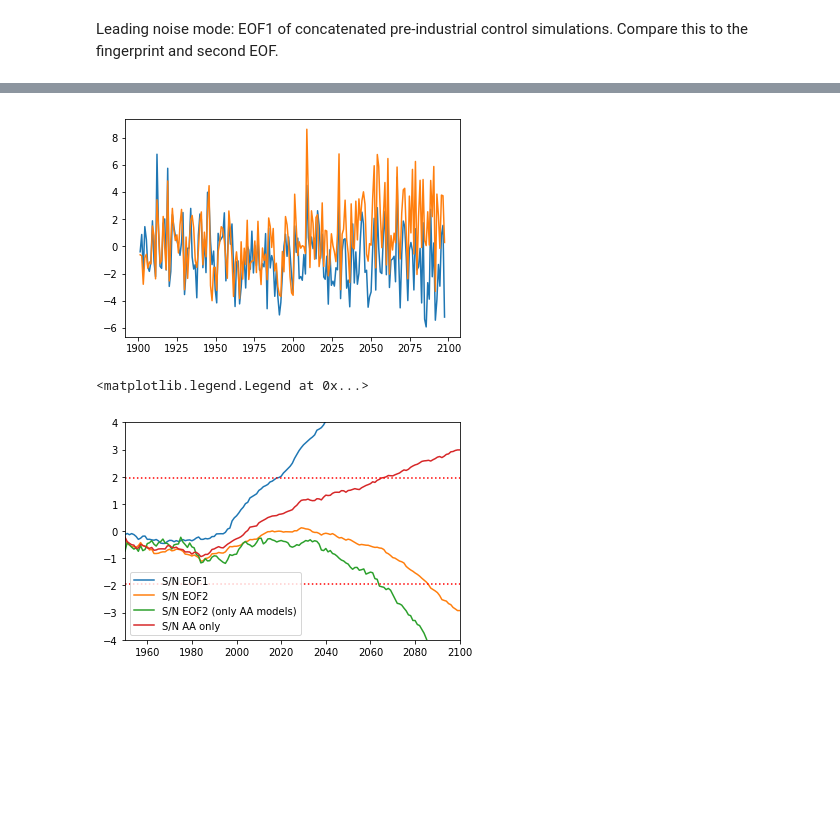
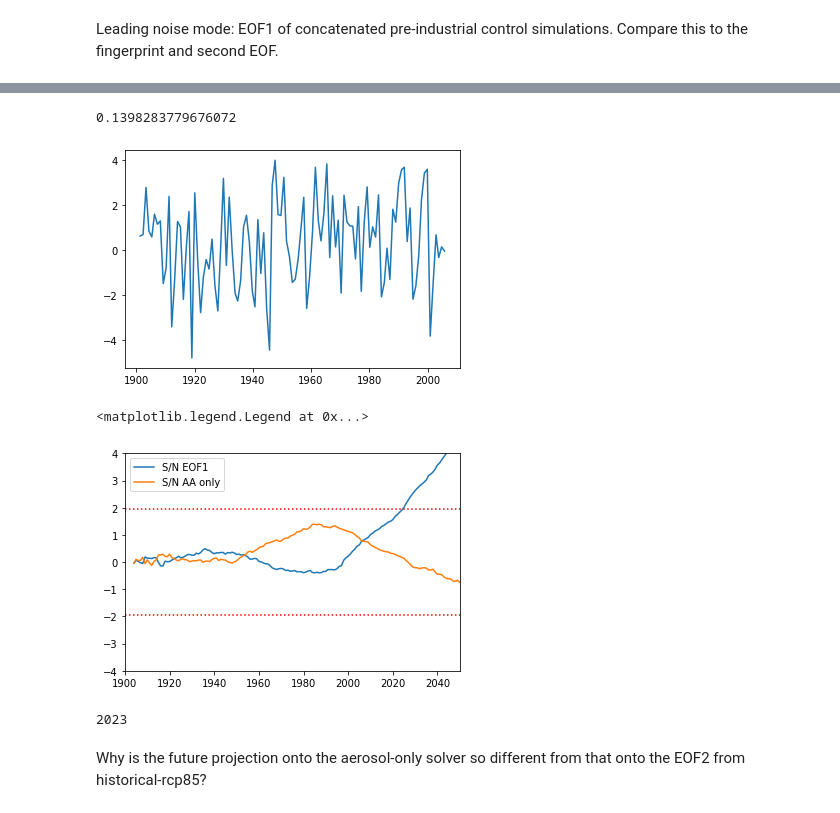
Before and after one commit to katemarvel/Sahel_Code, a Jupyter notebook: SahelFingerprinting.ipynb, the cells around one changed output, grey strips where cells are left out. Drawn from its saved outputs; the diff is of its cells as text; code cells hidden in the pictures; blank space fills up the shorter version.

```diff
--- a/SahelFingerprinting.ipynb
+++ b/SahelFingerprinting.ipynb
@@ -121,10 +152,13 @@ class CMIP5DATA():
         solver.variables=include
         return solver
 
-    def project_on_solver(self,projections_from=None,include=["pr_CE","intensity_CE","pr_W","intensity_W"],eof_number=0):
+    def project_on_solver(self,projections_from=None,\
+                          time_bounds=None,\
+                          include=["pr_CE","intensity_CE","pr_W","intensity_W"],\
+                          eof_number=0):
         if projections_from is None:
             projections_from=self
-        solver=self.fingerprint(include=include)
+        solver=self.fingerprint(include=include,time_bounds=time_bounds)
         fac=DA_tools.get_orientation(solver)
         nmod,nyears,nmonths=getattr(projections_from,"anomalies")["pr_CE"].shape
         P=MV.zeros((nmod,nyears))
@@ -142,20 +176,3 @@ class CMIP5DATA():
         P.setAxis(0,getattr(projections_from,"anomalies")["pr_CE"].getAxis(0))
         P.setAxis(1,getattr(projections_from,"anomalies")["pr_CE"].getAxis(1))
         return P
-
-
-
-
-def plot_multivariate(solver,i=0,fac=None):
-    pr_CE_eofs,intensity_CE_eofs,pr_W_eofs,intensity_W_eofs=solver.eofs()
-    if fac is None:
-        fac=DA_tools.get_orientation(solver)
-    plt.plot(pr_CE_eofs[i].asma()*fac,c=cm.PuOr(.9),label="East: precipitation")
-    plt.plot(intensity_CE_eofs[i].asma()*fac,c=cm.PuOr(.8),ls=":",label="East: intensity")
-
-    plt.plot(pr_W_eofs[i].asma()*fac,c=cm.PuOr(.2),label="West: precipitation")
-    plt.plot(intensity_W_eofs[i].asma()*fac,c=cm.PuOr(.1),ls=":",label="West: intensity")
-    months=["JAN","FEB","MAR","APR","MAY","JUN","JUL","AUG","SEP","OCT","NOV","DEC"]
-    plt.xticks(np.arange(12),months)
-    plt.legend()
-    plt.axhline(0,c="k",ls=":")
@@ -392,7 +484,9 @@ L_init=2
 # %%
-Plotting.time_plot(h85proj_eof2[0])
-Plotting.time_plot(-1*aaproj[0])
+#Plotting.time_plot(h85proj_eof2[0])
+Plotting.time_plot(aaproj[0](time=('1900-1-1','2005-12-31')))
+aa.fingerprint().varianceFraction()[1]
 # %% [output]
+0.1398283779676072
-[figure, old version]
+[figure, new version]
 # %%
 SN=TOE(h85proj,noiseh85,starttime=starttime,L_init=L_init)
@@ -401,15 +495,18 @@ SN_aa=TOE(aaproj,noiseaa,starttime=starttime,L_init=L_init)
 # %%
 SN_trunc=TOE(h85proj_trunc_eof2,noiseh85_trunc_eof2,starttime=starttime,L_init=L_init)
 # %%
+#Plotting.time_plot(genutil.statistics.median(SN,axis=0)[0],label="S/N EOF1")
 Plotting.time_plot(MV.average(SN,axis=0),label="S/N EOF1")
-Plotting.time_plot(MV.average(SN_eof2,axis=0),label="S/N EOF2")
-Plotting.time_plot(MV.average(SN_trunc,axis=0),label="S/N EOF2 (only AA models)")
-Plotting.time_plot(-1*MV.average(SN_aa,axis=0),label="S/N AA only")
+#Plotting.time_plot(genutil.statistics.median(SN_eof2,axis=0)[0],label="S/N EOF2")
+#Plotting.time_plot(MV.average(SN_trunc,axis=0),label="S/N EOF2 (only AA models)")
+#Plotting.time_plot(genutil.statistics.median(SN_aa,axis=0)[0],label="S/N AA only")
+Plotting.time_plot(MV.average(SN_aa,axis=0),label="S/N AA only")
 plt.axhline(1.96,c="r",ls=":")
 plt.axhline(-1.96,c="r",ls=":")
-plt.xlim(1950,2100)
+plt.xlim(1900,2050)
 plt.ylim(-4,4)
+#plt.axvline(1950+2+58)
 plt.legend()
 # %% [output]
 <matplotlib.legend.Legend at 0x...>
-[figure, old version]
+[figure, new version]
@@ -432,0 +513,7 @@ def get_obs_data(dataset):
+# %%
+np.where(genutil.statistics.median(SN,axis=0)[0]>1.96)
+1901+2+120
+# %% [output]
+2023
+# %% [markdown]
+Why is the future projection onto the aerosol-only solver so different from that onto the EOF2 from historical-rcp85?
```
Also changed, not shown: parts of 41 cells of this notebook, 1 other file.
